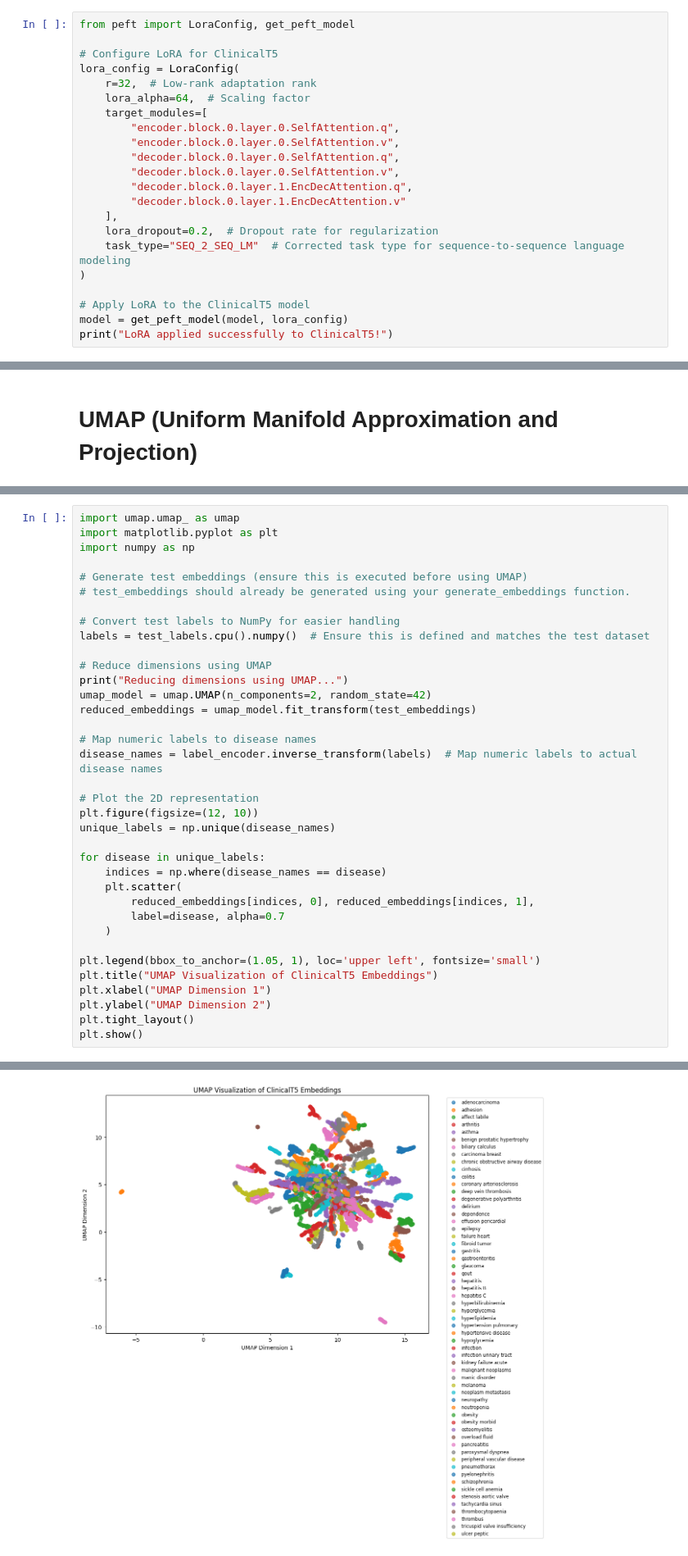
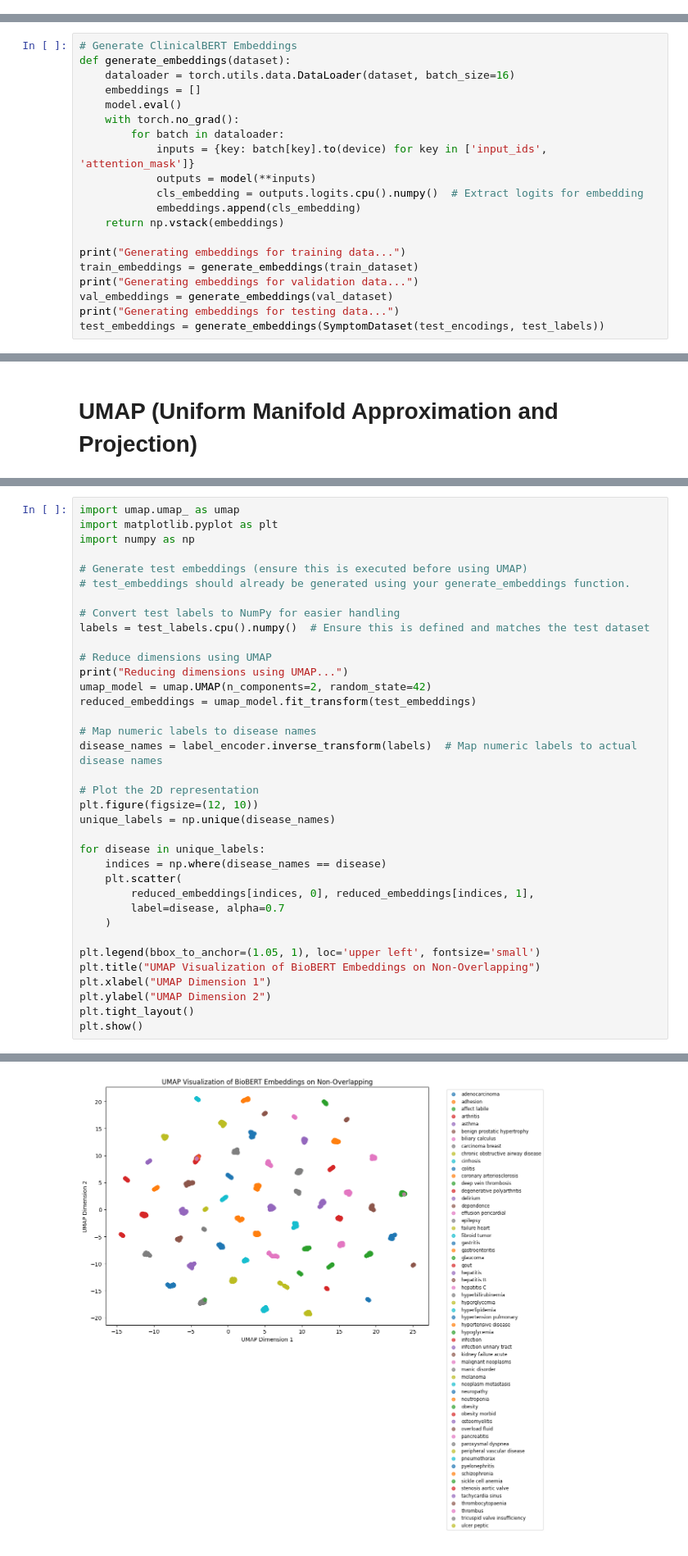
Before and after one commit to Edmondchong/Research-P2-22121762, a Jupyter notebook: Task1-Overlapping Issue/Non-Overlapping_Set/LLM+ML/no_ClinicalT5+ML.ipynb, the cells around one changed output, grey strips where cells are left out. Shown at 82% size. Cells and saved outputs as stored; diff of their text form.

```diff
--- a/Task1-Overlapping Issue/Non-Overlapping_Set/LLM+ML/no_ClinicalT5+ML.ipynb
+++ b/Task1-Overlapping Issue/Non-Overlapping_Set/LLM+ML/no_ClinicalT5+ML.ipynb
@@ -83,22 +85,0 @@ num_classes = len(label_encoder.classes_)
-# %%
-from peft import LoraConfig, get_peft_model
-
-# Configure LoRA for ClinicalT5
-lora_config = LoraConfig(
-    r=32,  # Low-rank adaptation rank
-    lora_alpha=64,  # Scaling factor
-    target_modules=[
-        "encoder.block.0.layer.0.SelfAttention.q",
-        "encoder.block.0.layer.0.SelfAttention.v",
-        "decoder.block.0.layer.0.SelfAttention.q",
-        "decoder.block.0.layer.0.SelfAttention.v",
-        "decoder.block.0.layer.1.EncDecAttention.q",
-        "decoder.block.0.layer.1.EncDecAttention.v"
-    ],
-    lora_dropout=0.2,  # Dropout rate for regularization
-    task_type="SEQ_2_SEQ_LM"  # Corrected task type for sequence-to-sequence language modeling
-)
-
-# Apply LoRA to the ClinicalT5 model
-model = get_peft_model(model, lora_config)
-print("LoRA applied successfully to ClinicalT5!")
@@ -238,0 +174,20 @@ Generating embeddings for testing data...
+# %%
+# Generate ClinicalBERT Embeddings
+def generate_embeddings(dataset):
+    dataloader = torch.utils.data.DataLoader(dataset, batch_size=16)
+    embeddings = []
+    model.eval()
+    with torch.no_grad():
+        for batch in dataloader:
+            inputs = {key: batch[key].to(device) for key in ['input_ids', 'attention_mask']}
+            outputs = model(**inputs)
+            cls_embedding = outputs.logits.cpu().numpy()  # Extract logits for embedding
+            embeddings.append(cls_embedding)
+    return np.vstack(embeddings)
+
+print("Generating embeddings for training data...")
+train_embeddings = generate_embeddings(train_dataset)
+print("Generating embeddings for validation data...")
+val_embeddings = generate_embeddings(val_dataset)
+print("Generating embeddings for testing data...")
+test_embeddings = generate_embeddings(SymptomDataset(test_encodings, test_labels))
@@ -248,32 +226,32 @@ import numpy as np
 
 # Convert test labels to NumPy for easier handling
 labels = test_labels.cpu().numpy()  # Ensure this is defined and matches the test dataset
 
 # Reduce dimensions using UMAP
 print("Reducing dimensions using UMAP...")
 umap_model = umap.UMAP(n_components=2, random_state=42)
 reduced_embeddings = umap_model.fit_transform(test_embeddings)
 
 # Map numeric labels to disease names
 disease_names = label_encoder.inverse_transform(labels)  # Map numeric labels to actual disease names
 
 # Plot the 2D representation
 plt.figure(figsize=(12, 10))
 unique_labels = np.unique(disease_names)
 
 for disease in unique_labels:
     indices = np.where(disease_names == disease)
     plt.scatter(
         reduced_embeddings[indices, 0], reduced_embeddings[indices, 1],
         label=disease, alpha=0.7
     )
 
 plt.legend(bbox_to_anchor=(1.05, 1), loc='upper left', fontsize='small')
-plt.title("UMAP Visualization of ClinicalT5 Embeddings")
+plt.title("UMAP Visualization of BioBERT Embeddings on Non-Overlapping")
 plt.xlabel("UMAP Dimension 1")
 plt.ylabel("UMAP Dimension 2")
 plt.tight_layout()
 plt.show()
 # %% [output]
 Reducing dimensions using UMAP...
-[figure, old version]
+[figure, new version]
```
Also changed, not shown: parts of 23 cells of this notebook.
